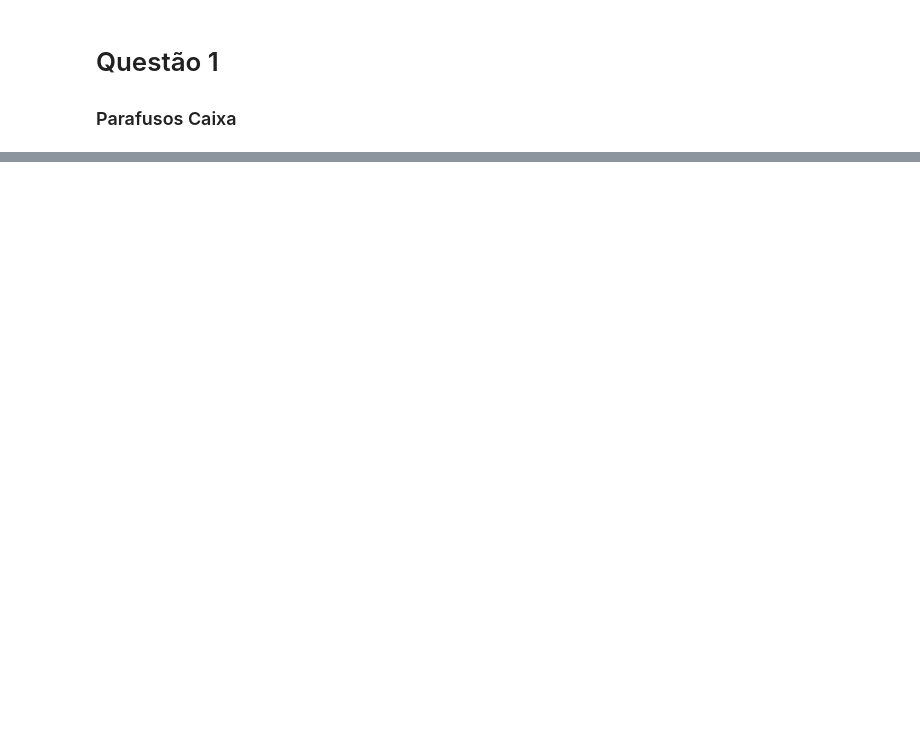
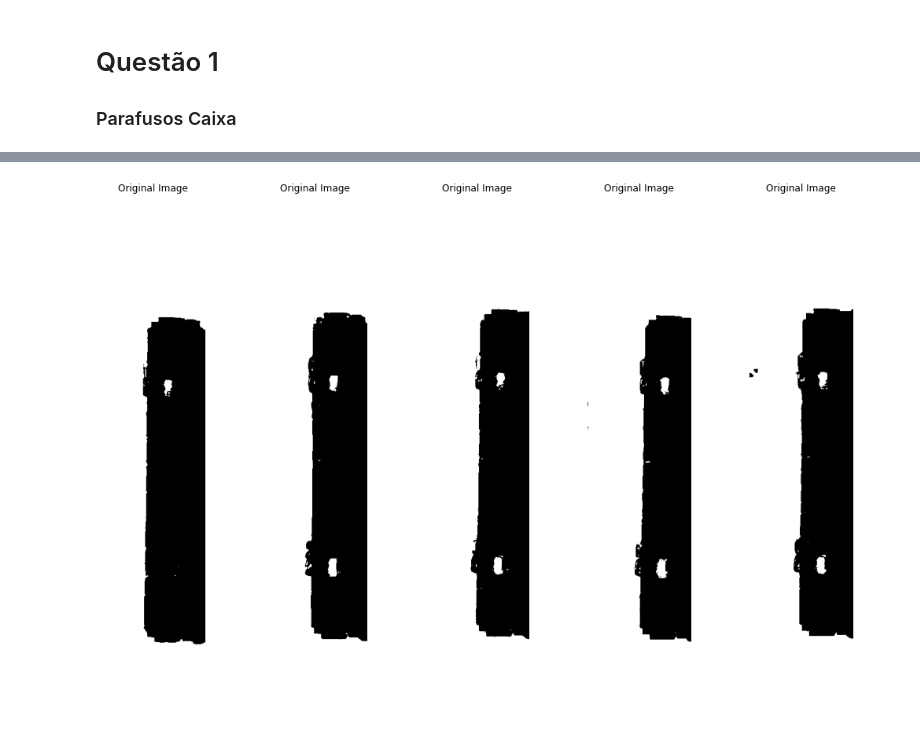
Before and after one commit to fekurita/MachineVision, a Jupyter notebook: APS3/APS3.ipynb, the cells around one changed output, grey strips where cells are left out. Saved outputs shown, nothing was run; the diff lists cells and outputs as text; code cells hidden in the pictures; blank space fills up the shorter version.

```diff
--- a/APS3/APS3.ipynb
+++ b/APS3/APS3.ipynb
@@ -152,0 +97,37 @@ plt.show()
+# %%
+FigParafuso1Esq =FigParafuso1 [0:FigParafuso1.shape[0],0:200]
+FigParafuso2Esq =FigParafuso2 [0:FigParafuso2.shape[0],0:200]
+FigParafuso3Esq =FigParafuso3 [0:FigParafuso3.shape[0],0:200]
+FigParafuso4Esq =FigParafuso4 [0:FigParafuso4.shape[0],0:200]
+FigParafuso5Esq =FigParafuso5 [0:FigParafuso5.shape[0],0:200]
+
+plt.figure(figsize=(15,10))
+plt.subplot(1,5,1)
+plt.imshow(FigParafuso1Esq , cmap='gray')
+plt.title('Original Image')
+plt.axis('off')
+
+plt.subplot(1,5,2)
+plt.imshow(FigParafuso2Esq, cmap='gray')
+plt.title('Original Image')
+plt.axis('off')
+
+plt.subplot(1,5,3)
+plt.imshow(FigParafuso3Esq, cmap='gray')
+plt.title('Original Image')
+plt.axis('off')
+
+plt.subplot(1,5,4)
+plt.imshow(FigParafuso4Esq, cmap='gray')
+plt.title('Original Image')
+plt.axis('off')
+
+plt.subplot(1,5,5)
+plt.imshow(FigParafuso5Esq, cmap='gray')
+plt.title('Original Image')
+plt.axis('off')
+
+plt.tight_layout()
+plt.show()
+# %% [output]
+[figure, added]
```
Also changed, not shown: parts of 15 cells of this notebook.
